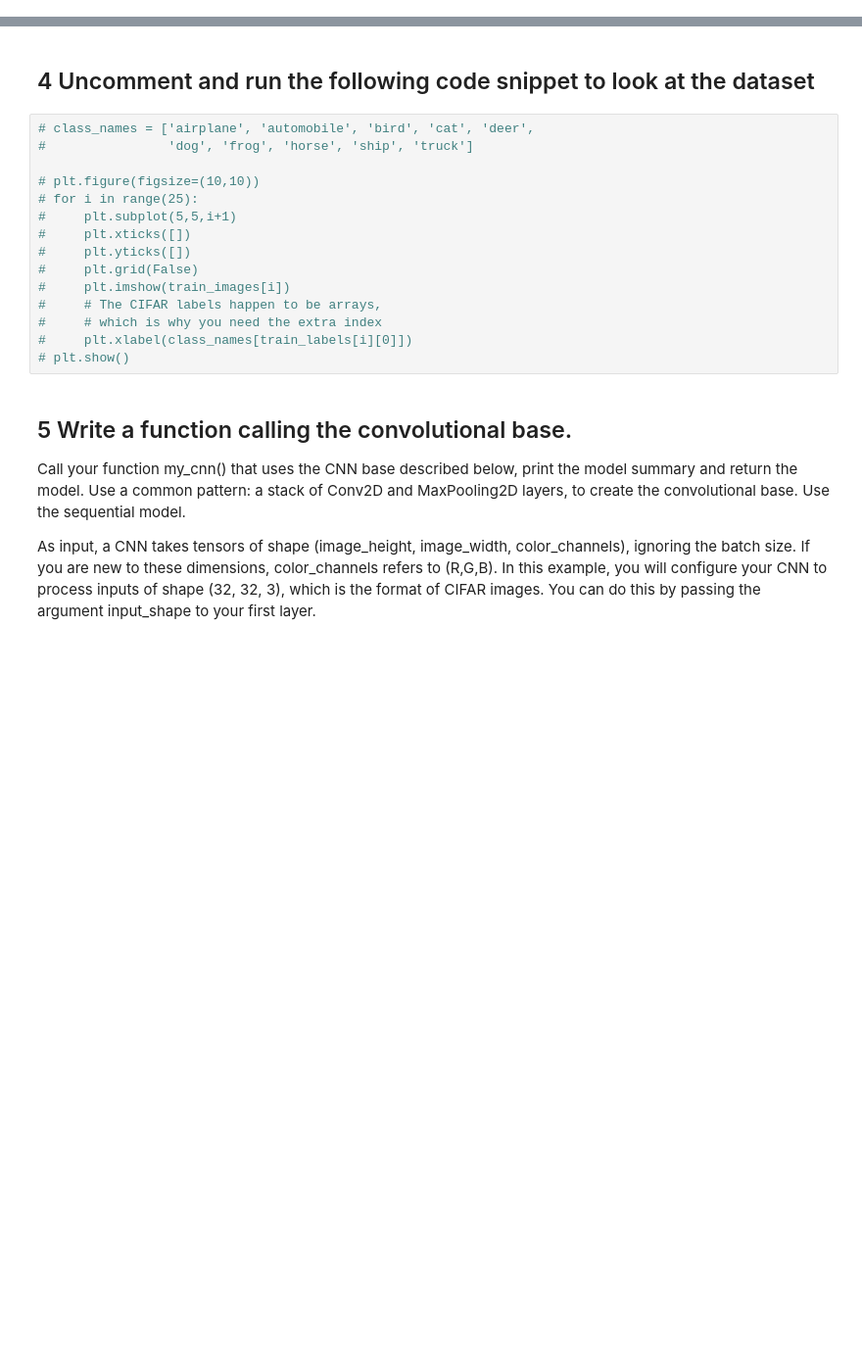
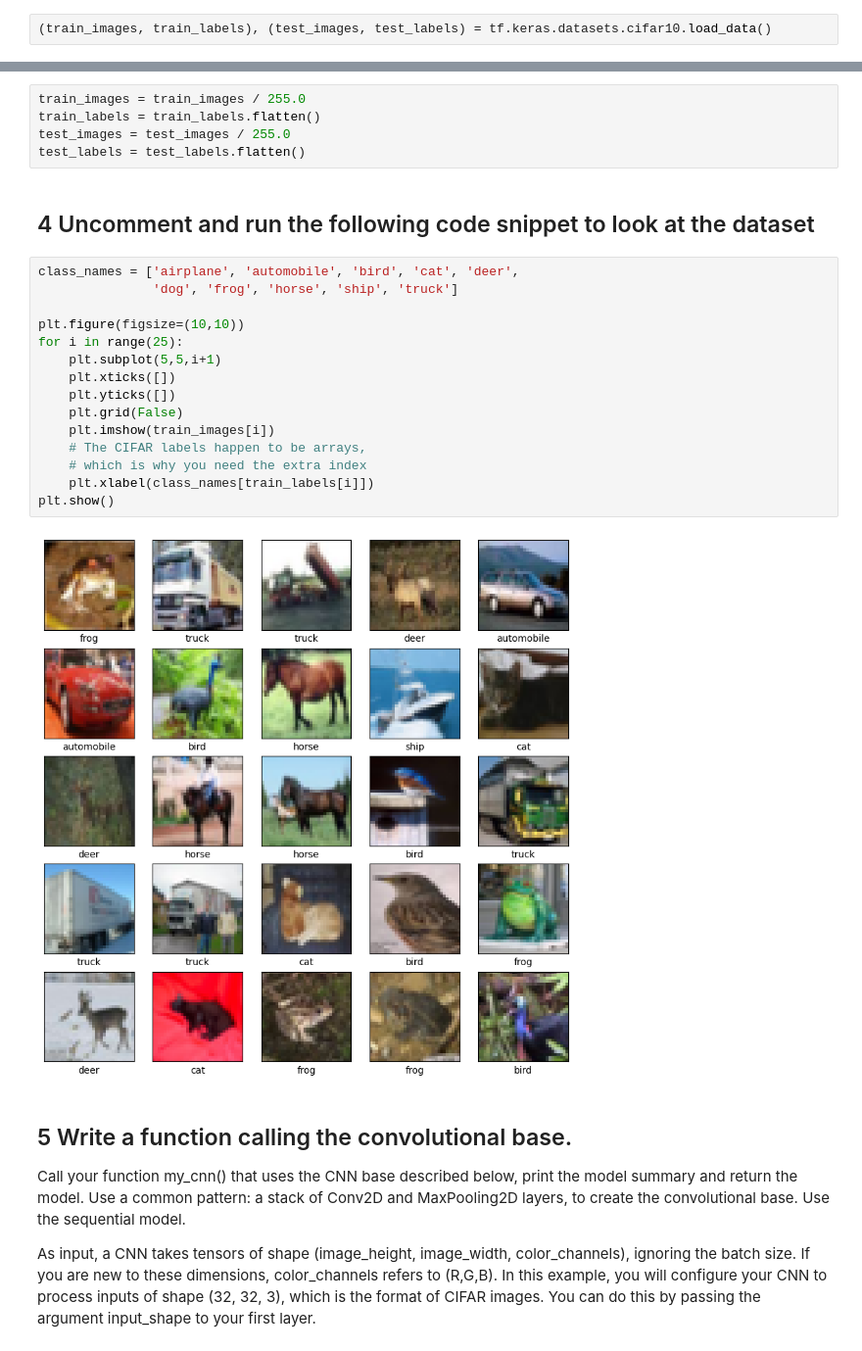
Before and after one commit to Oscilous/SDU-IML, a Jupyter notebook: 11. Convolution Neural Networks/Exercise11.ipynb, the cells around one changed output, grey strips where cells are left out. Shown at 98% size. Drawn from its saved outputs; the diff is of its cells as text; blank space fills up the shorter version.

```diff
--- a/11. Convolution Neural Networks/Exercise11.ipynb
+++ b/11. Convolution Neural Networks/Exercise11.ipynb
@@ -8,6 +15,8 @@ import matplotlib.pyplot as plt
 # %% [markdown]
 ## 1 Download and prepare the CIFAR10 dataset
 The CIFAR10 dataset contains 60,000 color images in 10 classes, with 6,000 images in each class. The dataset is divided into 50,000 training images and 10,000 testing images. The classes are mutually exclusive and there is no overlap between them.
+# %%
+(train_images, train_labels), (test_images, test_labels) = tf.keras.datasets.cifar10.load_data()
 # %% [markdown]
 ## 2 In which range do the pixels lie?
 Or by which number do you need to divide the image data to normalize to a range between zero and 1?
@@ -14,22 +25,29 @@ Or by which number do you need to divide the image data to normalize to a range
 # %% [markdown]
 ## 3 Normalize pixel values to be between 0 and 1
+# %%
+train_images = train_images / 255.0
+train_labels = train_labels.flatten()
+test_images = test_images / 255.0
+test_labels = test_labels.flatten()
 # %% [markdown]
 ## 4 Uncomment and run the following code snippet to look at the dataset
 # %%
-# class_names = ['airplane', 'automobile', 'bird', 'cat', 'deer',
-#                'dog', 'frog', 'horse', 'ship', 'truck']
+class_names = ['airplane', 'automobile', 'bird', 'cat', 'deer',
+               'dog', 'frog', 'horse', 'ship', 'truck']
 
-# plt.figure(figsize=(10,10))
-# for i in range(25):
-#     plt.subplot(5,5,i+1)
-#     plt.xticks([])
-#     plt.yticks([])
-#     plt.grid(False)
-#     plt.imshow(train_images[i])
-#     # The CIFAR labels happen to be arrays,
-#     # which is why you need the extra index
-#     plt.xlabel(class_names[train_labels[i][0]])
-# plt.show()
+plt.figure(figsize=(10,10))
+for i in range(25):
+    plt.subplot(5,5,i+1)
+    plt.xticks([])
+    plt.yticks([])
+    plt.grid(False)
+    plt.imshow(train_images[i])
+    # The CIFAR labels happen to be arrays,
+    # which is why you need the extra index
+    plt.xlabel(class_names[train_labels[i]])
+plt.show()
+# %% [output]
+[figure, added]
 # %% [markdown]
 ## 5 Write a function calling the convolutional base.
 Call your function my_cnn() that uses the CNN base described below, print the model summary and return the model.
```
Also changed, not shown: parts of 6 cells of this notebook.
